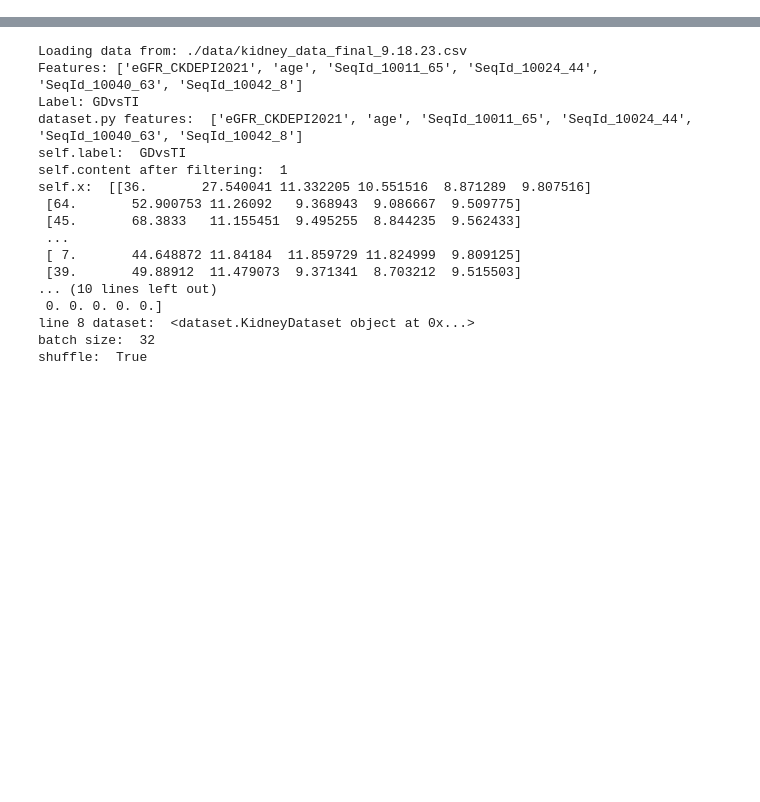
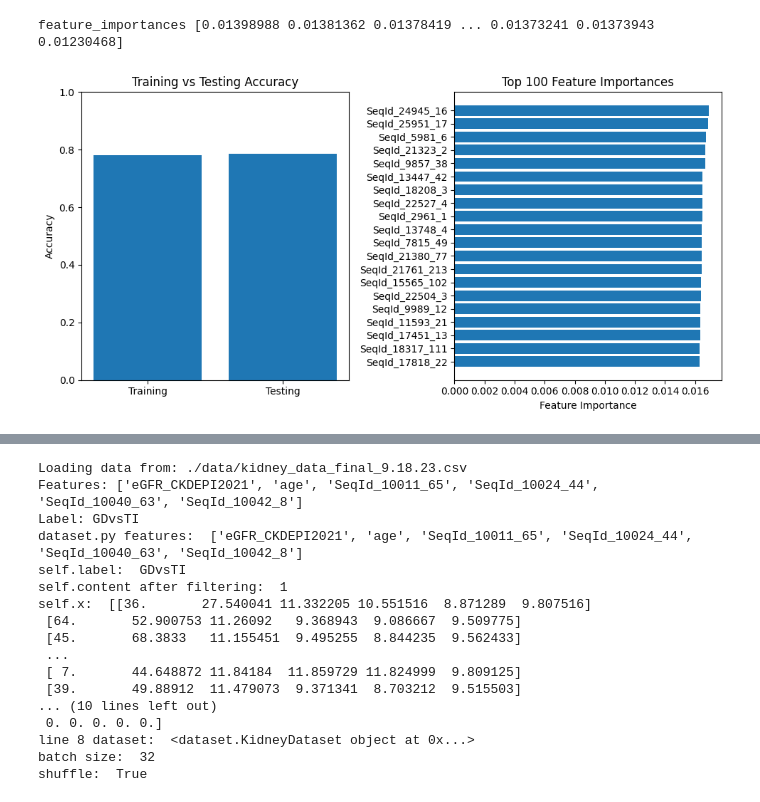
Before and after one commit to dsert1/kidney_ml, a Jupyter notebook: analysis.ipynb, the cells around one changed output, grey strips where cells are left out. Saved outputs shown, nothing was run; the diff lists cells and outputs as text; code cells hidden in the pictures; blank space fills up the shorter version.

```diff
--- a/analysis.ipynb
+++ b/analysis.ipynb
@@ -17,7 +39,7 @@ DATA_PATH = dataset
 LABEL_COLUMN = 'GDvsTI'
 EPOCHS = 100
 N_BOOTSTRAPS = 100
-features = ['eGFR_CKDEPI2021', 'age', "SeqId_10011_65", "SeqId_10024_44", "SeqId_10040_63", "SeqId_10042_8"]
+# features = ['eGFR_CKDEPI2021', 'age', "SeqId_10011_65", "SeqId_10024_44", "SeqId_10040_63", "SeqId_10042_8"]
 param_grid = {
     'lr': [1e-2, 1e-3, 1e-4],
     'batch_size': [8, 16, 32],
@@ -32,0 +568,35 @@ param_grid = {
+# %%
+import matplotlib.pyplot as plt
+import numpy as np
+
+# 1. Plotting Training and Testing Accuracy
+train_predictions = mlp.predict(X_train)
+train_accuracy = accuracy_score(y_train, train_predictions)
+
+# Plotting
+plt.figure(figsize=(10, 5))
+
+plt.subplot(1, 2, 1)
+plt.bar(['Training', 'Testing'], [train_accuracy, accuracy])
+plt.ylim(0, 1)  # set the y-axis limits to be between 0 and 1
+plt.ylabel('Accuracy')
+plt.title('Training vs Testing Accuracy')
+
+# 2. Plotting Feature Importance
+# Using the weights of the first layer as a proxy for feature importance
+feature_importances = np.mean(np.abs(mlp.coefs_[0]), axis=1)
+sorted_idx = np.argsort(feature_importances)[-20:]  # Get indices of top 100
+
+print("feature_importances", feature_importances)
+
+plt.subplot(1, 2, 2)
+plt.barh(range(20), feature_importances[sorted_idx])
+plt.yticks(range(20), np.array(features)[sorted_idx])
+plt.xlabel('Feature Importance')
+plt.title('Top 100 Feature Importances')
+
+plt.tight_layout()
+plt.show()
+# %% [output]
+feature_importances [0.01398988 0.01381362 0.01378419 ... 0.01373241 0.01373943 0.01230468]
+[figure, added]
```
Also changed, not shown: parts of 22 cells of this notebook.
